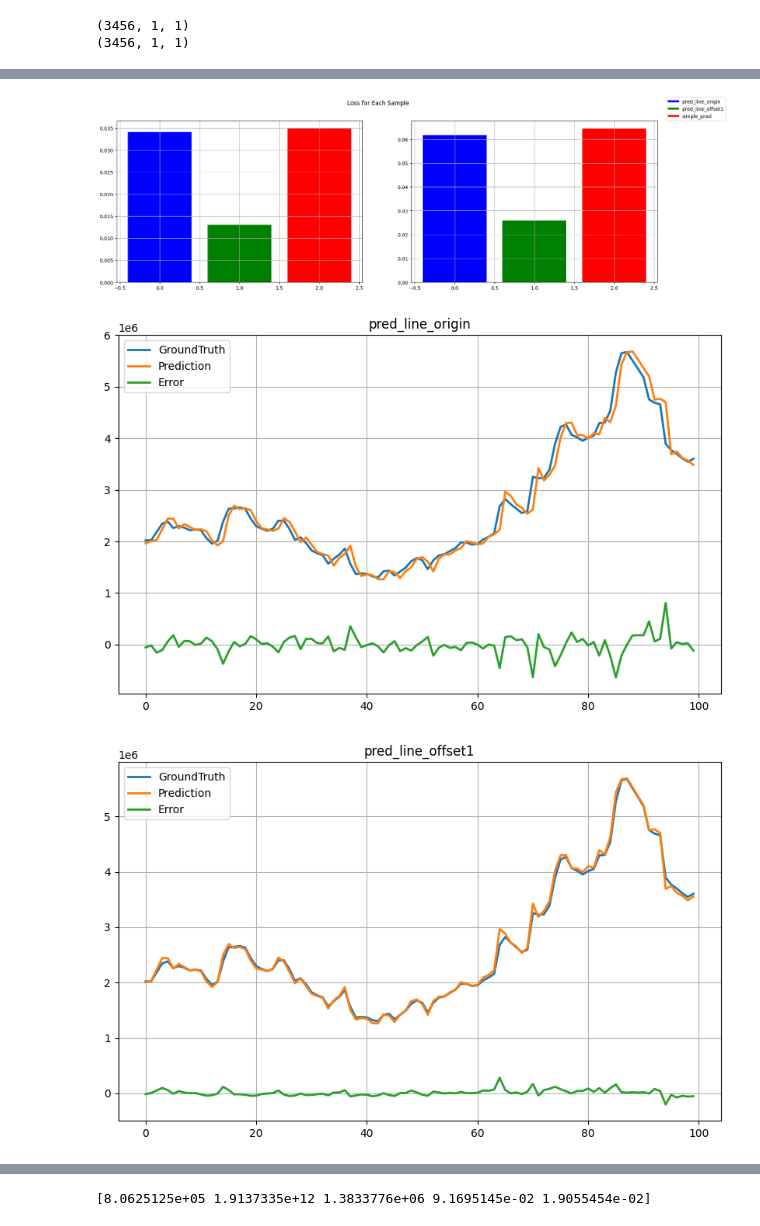
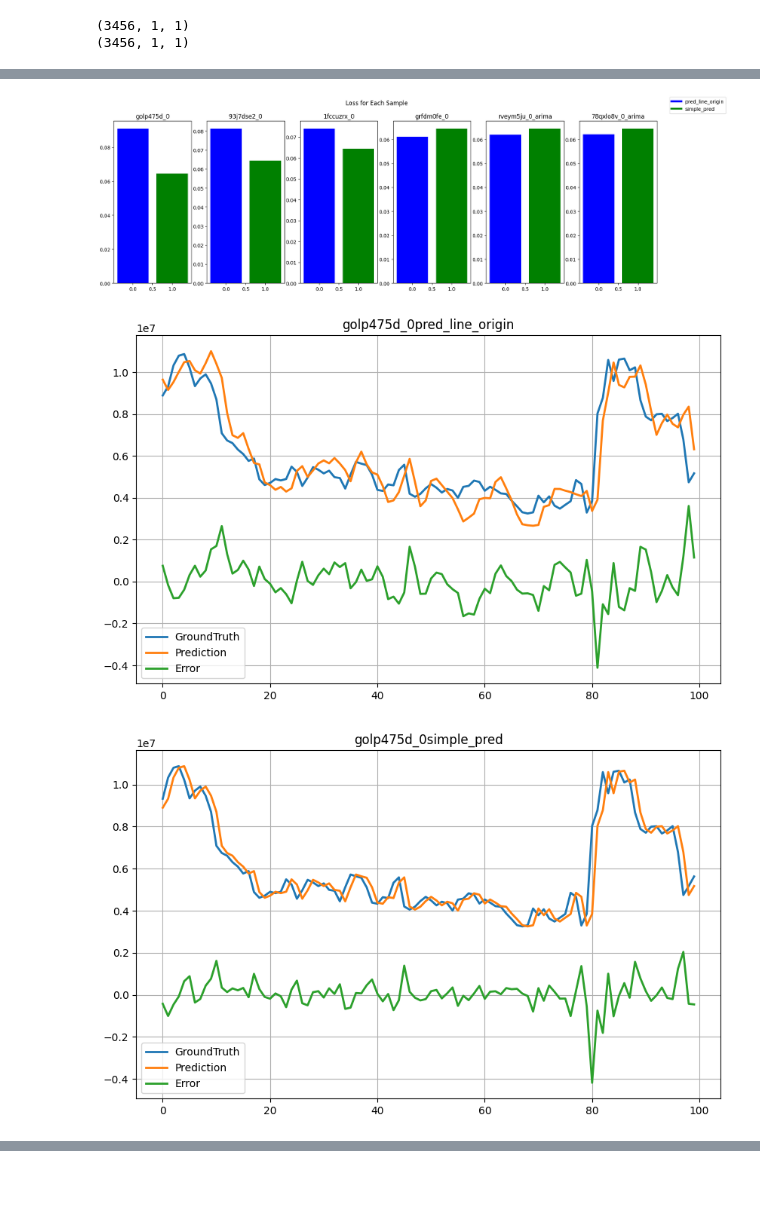
Before and after one commit to antigoneum/ClusterTracePredictModule, a Jupyter notebook: plot.ipynb, the cells around one changed output, grey strips where cells are left out. Cells and saved outputs as stored; diff of their text form; code cells hidden in the pictures; blank space fills up the shorter version.

Commit message:
add ARIMA

```diff
--- a/plot.ipynb
+++ b/plot.ipynb
@@ -9,8 +10,13 @@ from statsmodels.tsa.ar_model import AutoReg
 from statsmodels.tsa.arima.model import ARIMA
 # %%
 target_paths = []
-target_paths = glob.glob('/home/antigone/cluster-trace-predict/ClusterTracePredictModule/results/long_term_forecast_wandb_BAYES_10S_TimesNet_CT2018_ftS_sl86_ll1_pl1_dm46_nh8_el4_dl1_df14_expand2_dc4_fc3_ebtimeF_dtTrue_bxlgx5kd_0')
-target_paths.append("/home/antigone/cluster-trace-predict/ClusterTracePredictModule/results/long_term_forecast_wandb_BAYES_TimesNet_CT2018_ftS_sl24_ll1_pl1_dm50_nh8_el3_dl1_df14_expand2_dc4_fc3_ebtimeF_dtTrue_4xo90ory_0")
+# target_paths = glob.glob('/home/antigone/cluster-trace-predict/ClusterTracePredictModule/results/long_term_forecast_wandb_BAYES_10S_TimesNet_CT2018_ftS_sl86_ll1_pl1_dm46_nh8_el4_dl1_df14_expand2_dc4_fc3_ebtimeF_dtTrue_bxlgx5kd_0')
+target_paths.append("/home/antigone/cluster-trace-predict/ClusterTracePredictModule/results/golp475d_0")
+target_paths.append("/home/antigone/cluster-trace-predict/ClusterTracePredictModule/results/93j7dse2_0")
+target_paths.append("/home/antigone/cluster-trace-predict/ClusterTracePredictModule/results/1fccuzrx_0")
+target_paths.append("/home/antigone/cluster-trace-predict/ClusterTracePredictModule/results/grfdm0fe_0")
+target_paths.append("/home/antigone/cluster-trace-predict/ClusterTracePredictModule/results/rveym5ju_0_arima")
+target_paths.append("/home/antigone/cluster-trace-predict/ClusterTracePredictModule/results/78qxlo8v_0_arima")
 # target_paths = sorted(target_paths, key=lambda x: int(re.search(r'elay(\d+)', x).group(1)))
 print(target_paths)
 print(len(target_paths))
@@ -289,11 +240,0 @@ def average_movement(trues,lookback_len):
-# %%
-#测试移动平均值函数
-true_line = np.load(f"{target_paths[0]}/true.npy")
-pred_line = np.load(f"{target_paths[0]}/pred.npy")
-print(true_line.shape)
-print(pred_line.shape)
-lookback_len = 3
-average_line = average_movement(true_line,lookback_len)
-plt.plot(average_line[300:800])
-plt.plot(true_line.squeeze()[300:800])
-plt.show()
@@ -374,22 +257,23 @@ for index, path in enumerate(target_paths):
     pred_list = []
     label_list = []
     # lookback_field = extract_lookback(path)
-    lookback_field = extract_lookback(path)
-    pre_field = extract_pre(path)
+    # lookback_field = extract_lookback(path)
+    # pre_field = extract_pre(path)
     # pre_number = int(re.search(r'\d+', pre_field).group(0))
-    pre_number = 1
-    if lookback_field:
-        title = f"Plot with lookback{lookback_field}, pre{pre_field}"
-        match = re.search(r'\d+', lookback_field)
-        if match:
-            lookback_number = int(match.group(0))
-            print("Extracted number:", lookback_number, pre_number)
-    else:
-        title = "Plot"
+    # if lookback_field:
+    #     title = f"Plot with lookback{lookback_field}, pre{pre_field}"
+    #     match = re.search(r'\d+', lookback_field)
+    #     if match:
+    #         lookback_number = int(match.group(0))
+    #         print("Extracted number:", lookback_number, pre_number)
+    # else:
+    #     title = "Plot"
     print("before concate",true_line.shape)
     true_line = concat_data(true_line, range(0, true_line.shape[0], pre_number))
     print("after concate",true_line.shape)
-    print(title)
+    file_name = os.path.basename(path)
+    title = file_name
+    # print(title)
     # print(lookback_number)
     print(range(0, pred_line.shape[0], pred_line.shape[1]))
     pred_line_origin = concat_data(pred_line, range(0, pred_line.shape[0], pre_number))#offset=0
@@ -400,14 +284,14 @@ for index, path in enumerate(target_paths):
     pred_list.append(pred_line_origin[-length:])
     label_list.append('pred_line_origin')
     # pred_line_offset1 = concat_data(pred_line, range(1, pred_line.shape[0], pre_number))#offset=1
-    pred_line_offset1 = pred_line_origin[1:]
+    # pred_line_offset1 = pred_line_origin[1:]
     # true_line_offset1 = concat_data(true_line, range(0, true_line.shape[0]-1, true_line.shape[1]))#offset=1
-    true_line_offset1 = true_line[0:-1]
-    true_list.append(true_line_offset1)
-    pred_list.append(pred_line_offset1)
-    label_list.append('pred_line_offset1')
-    average_movement_pred = average_movement(true_line,3)#移动平均值
-    length = min(len(average_movement_pred), len(true_line))
+    # true_line_offset1 = true_line[0:-1]
+    # true_list.append(true_line_offset1)
+    # pred_list.append(pred_line_offset1)
+    # label_list.append('pred_line_offset1')
+    # average_movement_pred = average_movement(true_line,3)#移动平均值
+    # length = min(len(average_movement_pred), len(true_line))
     # true_list.append(true_line[-length+1:])
     # pred_list.append(average_movement_pred[-length:-1])
     # label_list.append('average_movement_pred')
@@ -417,7 +301,7 @@ for index, path in enumerate(target_paths):
     pred_list.append(simple_pred)
     label_list.append('simple_pred')
     # title = f"{lookback_field}, {pre_field}"
-    title = ""
+    # title = ""
     plot_loss(true_list,pred_list,label_list,loss,axs[index],title)
 for i in range(len(label_list)):
     color = colors[i % len(colors)]
@@ -446,3 +330,3 @@ errors: {'MAE': [677333.3, 304901.94, 711684.3], 'MSE': [1085236700000.0, 254320
-[figure, old version]
+[figure, new version]
-[figure, old version]
+[figure, new version]
-[figure, old version]
+[figure, new version]
@@ -471,5 +342,0 @@ print(moving_average.__class__)
-# %%
-metrics = np.load(f"{target_paths[0]}/metrics.npy")
-print(metrics)
-# %% [output]
-[8.0625125e+05 1.9137335e+12 1.3833776e+06 9.1695145e-02 1.9055454e-02]
```
Also changed, not shown: parts of 14 cells of this notebook, 10 other files.
